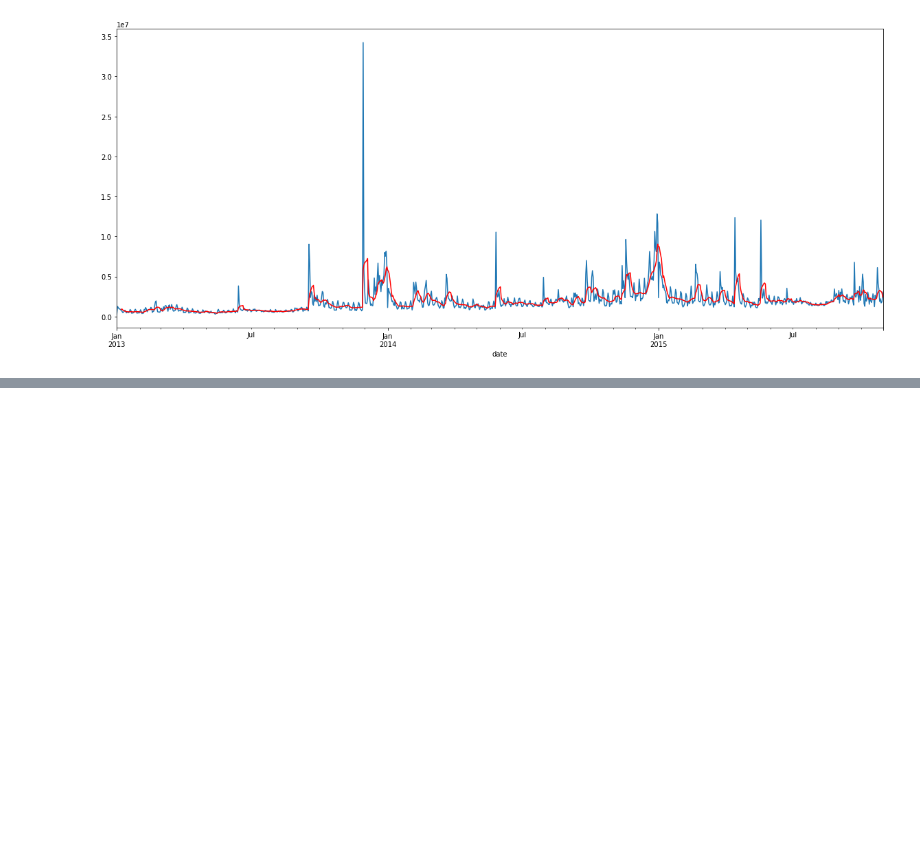
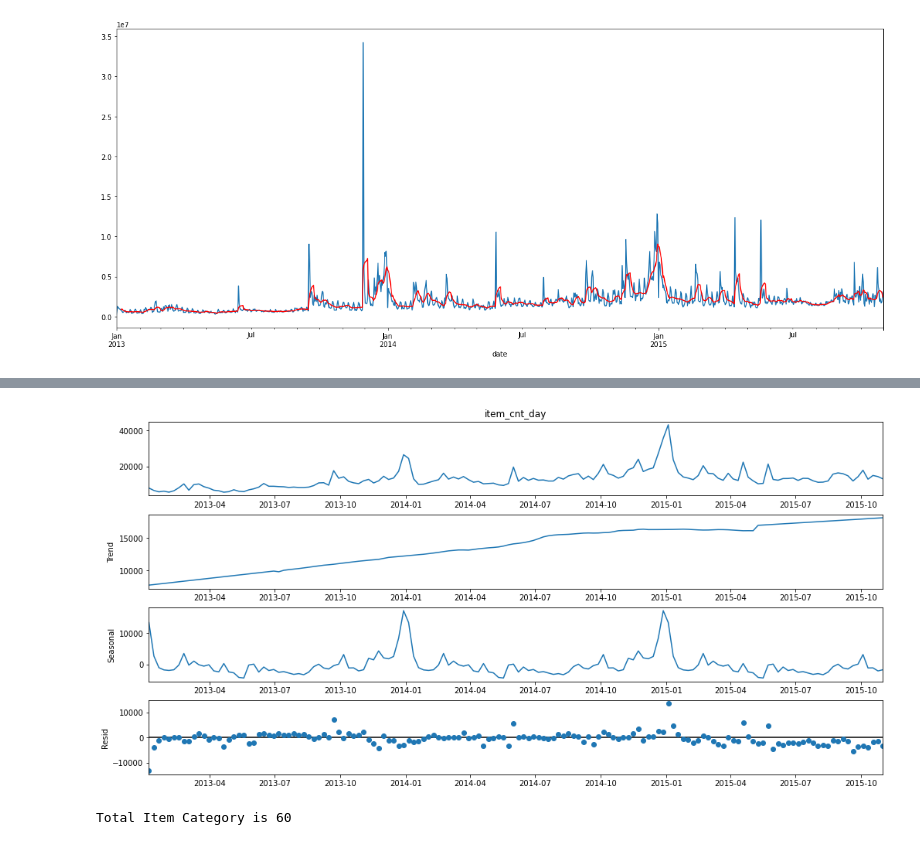
Before and after one commit to mingxiang1006/Predict_Futre_Sale, a Jupyter notebook: src/Guan-FeatureEngineering.ipynb, the cells around one changed output, grey strips where cells are left out. Saved outputs shown, nothing was run; the diff lists cells and outputs as text; code cells hidden in the pictures; blank space fills up the shorter version.

```diff
--- a/src/Guan-FeatureEngineering.ipynb
+++ b/src/Guan-FeatureEngineering.ipynb
@@ -474,0 +449,13 @@ Name: total_sales, dtype: float64
+# %%
+
+
+# graphs to show seasonal_decompose
+def seasonal_decompose (y):
+    decomposition = sm.tsa.seasonal_decompose(y, model='additive',extrapolate_trend='freq')
+    fig = decomposition.plot()
+    fig.set_size_inches(14,7)
+    plt.show()
+
+seasonal_decompose(y)
+# %% [output]
+[figure, added]
@@ -474,0 +474,7 @@ Name: total_sales, dtype: float64
+# %%
+count=0
+for elem in df:
+    count+=1
+print('Total Item Category is {}'.format(count))
+# %% [output]
+Total Item Category is 60
```
Also changed, not shown: parts of 52 cells of this notebook.
